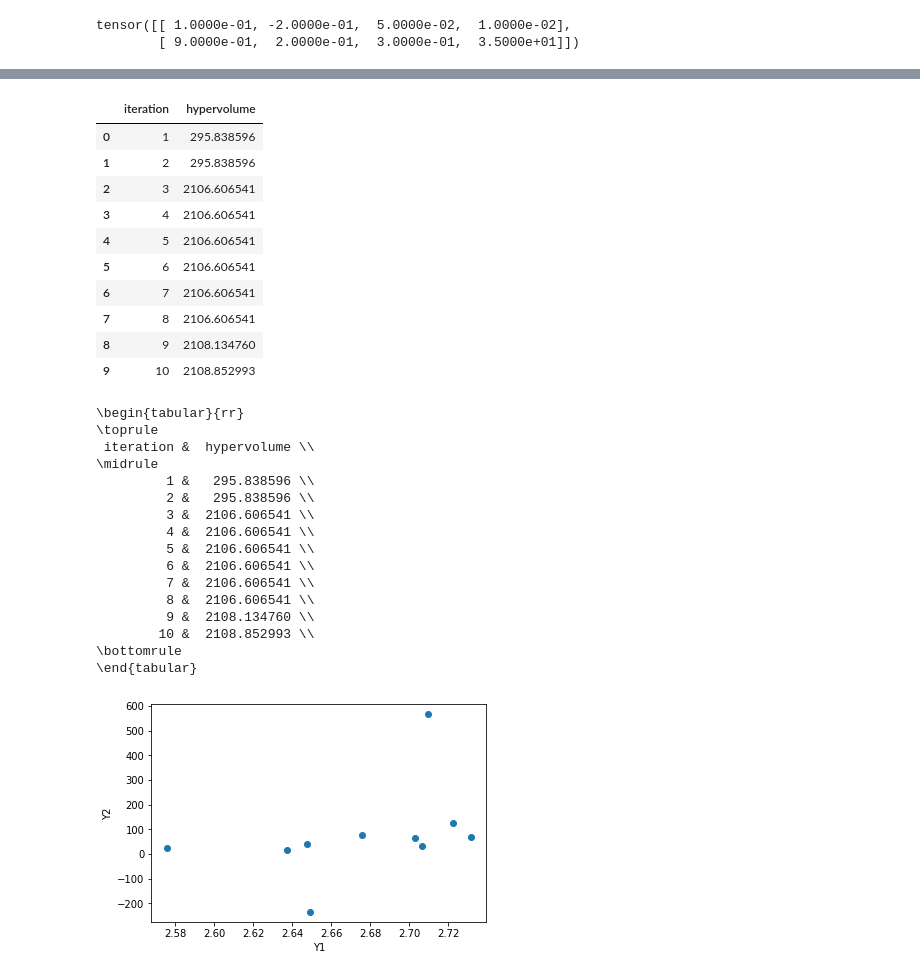
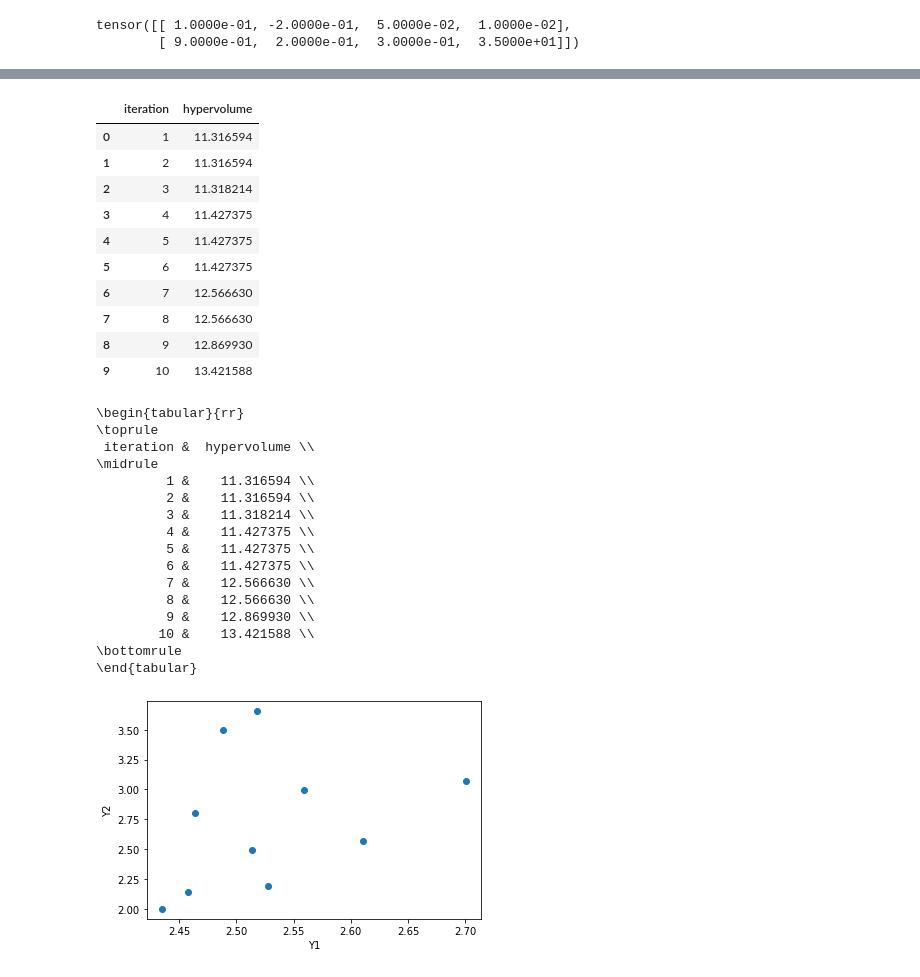
Before and after one commit to peteole/MOO_airfoil, a Jupyter notebook: BO.ipynb, the cells around one changed output, grey strips where cells are left out. Cells and saved outputs as stored; diff of their text form; code cells hidden in the pictures.

```diff
--- a/BO.ipynb
+++ b/BO.ipynb
@@ -2,6 +2,7 @@
 import torch
 import io
 import os
+from math import log
 import json
 from botorch.models import SingleTaskGP, FixedNoiseGP
 from botorch.fit import fit_gpytorch_mll
@@ -50,7 +51,7 @@ async def evaluate_profile(x):
         result=json.load(file)
         #display(result)
         running_tasks.pop(filename)
-        return [result['C_L'],1/result['C_D']]
+        return [result['C_L'],-log(result['C_D'])]
 
 
 #await evaluate_profile([0.42,0.05,0.18,15])
@@ -58,7 +59,7 @@ async def evaluate_profile(x):
 x_lims=[(0.1,0.9),(-0.2,0.2),(0.05,0.3),(0.01,35)]
 
 random_initial_X=False
-INITIAL_X_COUNT=40
+INITIAL_X_COUNT=50
 initial_X = None
 if random_initial_X or len(os.listdir("case/results_random"))<INITIAL_X_COUNT:
     initial_X = torch.rand(INITIAL_X_COUNT,4, dtype=dtype, device=device)
@@ -110,7 +111,7 @@ from botorch.optim import optimize_acqf
 #print(train_X)
 #print(train_Y)
 N_BATCH=10
-ref_point=torch.tensor([-1.0, -2.0])
+ref_point=torch.tensor([-1.0, 0.0])
 for iteration in range(1, N_BATCH + 1):
     gp=get_fitted_model(train_X,train_Y)
     #gp = SingleTaskGP(train_X, train_Y)
@@ -164,51 +164,51 @@ plotting.plot_hypervolume_over_iteration(train_Y[INITIAL_X_COUNT:,:])
 # %%
 from botorch.utils.multi_objective.box_decompositions.dominated import (
     DominatedPartitioning,
 )
 import pandas as pd
-def hypervolume(Y,ref_point=torch.tensor([-1,-2])):
+def hypervolume(Y,ref_point=ref_point):
     # compute hypervolume of Y
     bd = DominatedPartitioning(ref_point=ref_point, Y=Y)
     hv=bd.compute_hypervolume().item()
     return hv
 data=pd.DataFrame({
     "iteration":range(1,N_BATCH+1),
     "hypervolume":[hypervolume(train_Y[0:INITIAL_X_COUNT+i,:]) for i in range(1,N_BATCH+1)]
 })
 display(data)
 print(data.to_latex(index=False))
 # %% [output]
 |  | iteration | hypervolume |
-| 0 | 1 | 295.838596 |
-| 1 | 2 | 295.838596 |
-| 2 | 3 | 2106.606541 |
-| 3 | 4 | 2106.606541 |
-| 4 | 5 | 2106.606541 |
-| 5 | 6 | 2106.606541 |
-| 6 | 7 | 2106.606541 |
-| 7 | 8 | 2106.606541 |
-| 8 | 9 | 2108.134760 |
-| 9 | 10 | 2108.852993 |
+| 0 | 1 | 11.316594 |
+| 1 | 2 | 11.316594 |
+| 2 | 3 | 11.318214 |
+| 3 | 4 | 11.427375 |
+| 4 | 5 | 11.427375 |
+| 5 | 6 | 11.427375 |
+| 6 | 7 | 12.566630 |
+| 7 | 8 | 12.566630 |
+| 8 | 9 | 12.869930 |
+| 9 | 10 | 13.421588 |
 \begin{tabular}{rr}
 \toprule
  iteration &  hypervolume \\
 \midrule
-         1 &   295.838596 \\
-         2 &   295.838596 \\
-         3 &  2106.606541 \\
-         4 &  2106.606541 \\
-         5 &  2106.606541 \\
-         6 &  2106.606541 \\
-         7 &  2106.606541 \\
-         8 &  2106.606541 \\
-         9 &  2108.134760 \\
-        10 &  2108.852993 \\
+         1 &    11.316594 \\
+         2 &    11.316594 \\
+         3 &    11.318214 \\
+         4 &    11.427375 \\
+         5 &    11.427375 \\
+         6 &    11.427375 \\
+         7 &    12.566630 \\
+         8 &    12.566630 \\
+         9 &    12.869930 \\
+        10 &    13.421588 \\
 \bottomrule
 \end{tabular}
 # %%
 plotting.plot_population(train_Y[INITIAL_X_COUNT:,:])
 # %% [output]
-[figure, old version]
+[figure, new version]
 # %%
 print(train_X)
 print(train_Y)
```
Also changed, not shown: parts of 6 cells of this notebook, 12 other files.
